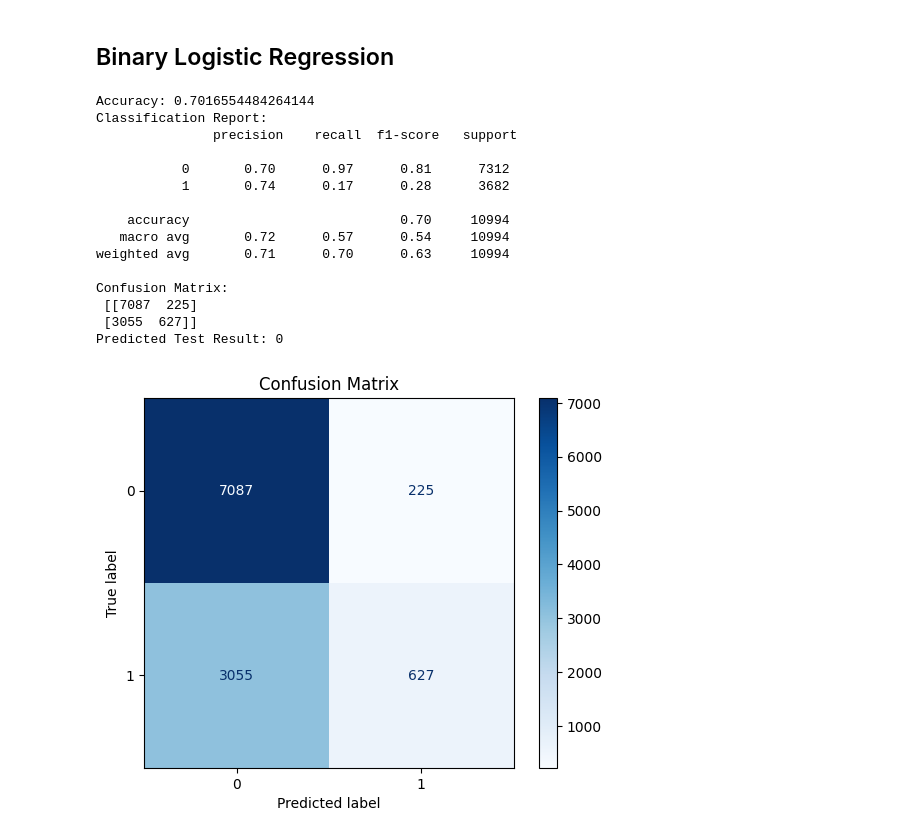
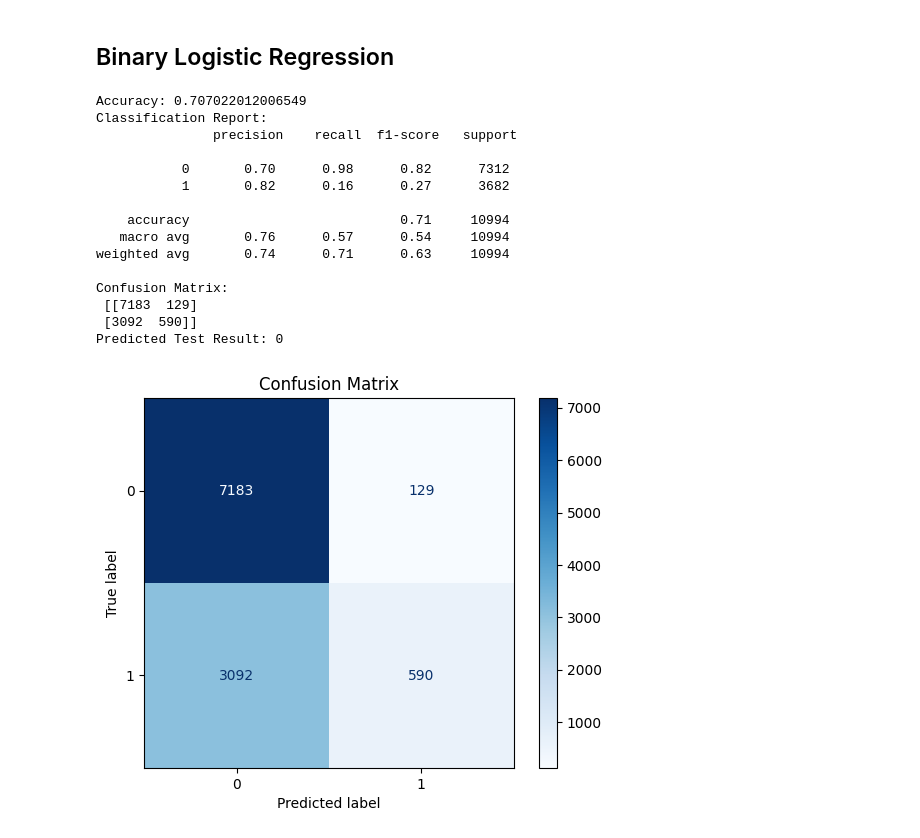
Before and after one commit to WinstonBudi/MY-DAC-Curriculum, a Jupyter notebook: Internal Project/Project 2.ipynb, the cells around one changed output. Saved outputs shown, nothing was run; the diff lists cells and outputs as text; code cells hidden in the pictures.

```diff
--- a/Internal Project/Project 2.ipynb
+++ b/Internal Project/Project 2.ipynb
@@ -147,11 +147,11 @@ target = 'Test Results'
 
 # Step 1: Preprocess the data
 # Drop irrelevant columns (e.g., names, dates, billing amounts, room numbers)
-irrelevant_columns = ['Name', 'Date of Admission', 'Billing Amount', 'Room Number', 'Discharge Date']
+irrelevant_columns = ['Name', 'Date of Admission', 'Room Number', 'Discharge Date']
 dataset = df.drop(columns=irrelevant_columns)
 
 # Encode categorical variables
-categorical_columns = ['Age', 'Gender', 'Blood Type', 'Medical Condition', 'Doctor', 'Hospital', 'Insurance Provider', 'Admission Type', 'Medication']
+categorical_columns = ['Age', 'Gender', 'Blood Type', "Billing Amount", 'Medical Condition', 'Doctor', 'Hospital', 'Insurance Provider', 'Admission Type', 'Medication']
 encoder = LabelEncoder()
 for col in categorical_columns:
     dataset[col] = encoder.fit_transform(dataset[col])
@@ -174,39 +174,39 @@ X_train, X_test, y_train, y_test = train_test_split(X, y, test_size=0.2, random_
 model = RandomForestClassifier(random_state=42)
 model.fit(X_train, y_train)
 
 # Step 4: Evaluate the model
 y_pred = model.predict(X_test)
 
 # Classification metrics
 print("Accuracy:", accuracy_score(y_test, y_pred))
 print("Classification Report:\n", classification_report(y_test, y_pred))
 print("Confusion Matrix:\n", confusion_matrix(y_test, y_pred))
 
 # Step 5: Make predictions (example)
 sample_input = X_test[0]  # Example: first row from test set
 predicted_class = model.predict([sample_input])
 predicted_label = encoder.inverse_transform(predicted_class)
 print("Predicted Test Result:", predicted_label[0])
 
 cm = confusion_matrix(y_test, y_pred)
 disp = ConfusionMatrixDisplay(confusion_matrix=cm, display_labels=model.classes_)
 disp.plot(cmap=plt.cm.Blues)
 plt.title('Confusion Matrix')
 plt.show()
 # %% [output]
-Accuracy: 0.7016554484264144
+Accuracy: 0.707022012006549
 Classification Report:
                precision    recall  f1-score   support
 
-           0       0.70      0.97      0.81      7312
-           1       0.74      0.17      0.28      3682
+           0       0.70      0.98      0.82      7312
+           1       0.82      0.16      0.27      3682
 
-    accuracy                           0.70     10994
-   macro avg       0.72      0.57      0.54     10994
-weighted avg       0.71      0.70      0.63     10994
+    accuracy                           0.71     10994
+   macro avg       0.76      0.57      0.54     10994
+weighted avg       0.74      0.71      0.63     10994
 
 Confusion Matrix:
- [[7087  225]
- [3055  627]]
+ [[7183  129]
+ [3092  590]]
 Predicted Test Result: 0
-[figure, old version]
+[figure, new version]
```
Also changed, not shown: parts of 6 cells of this notebook.
